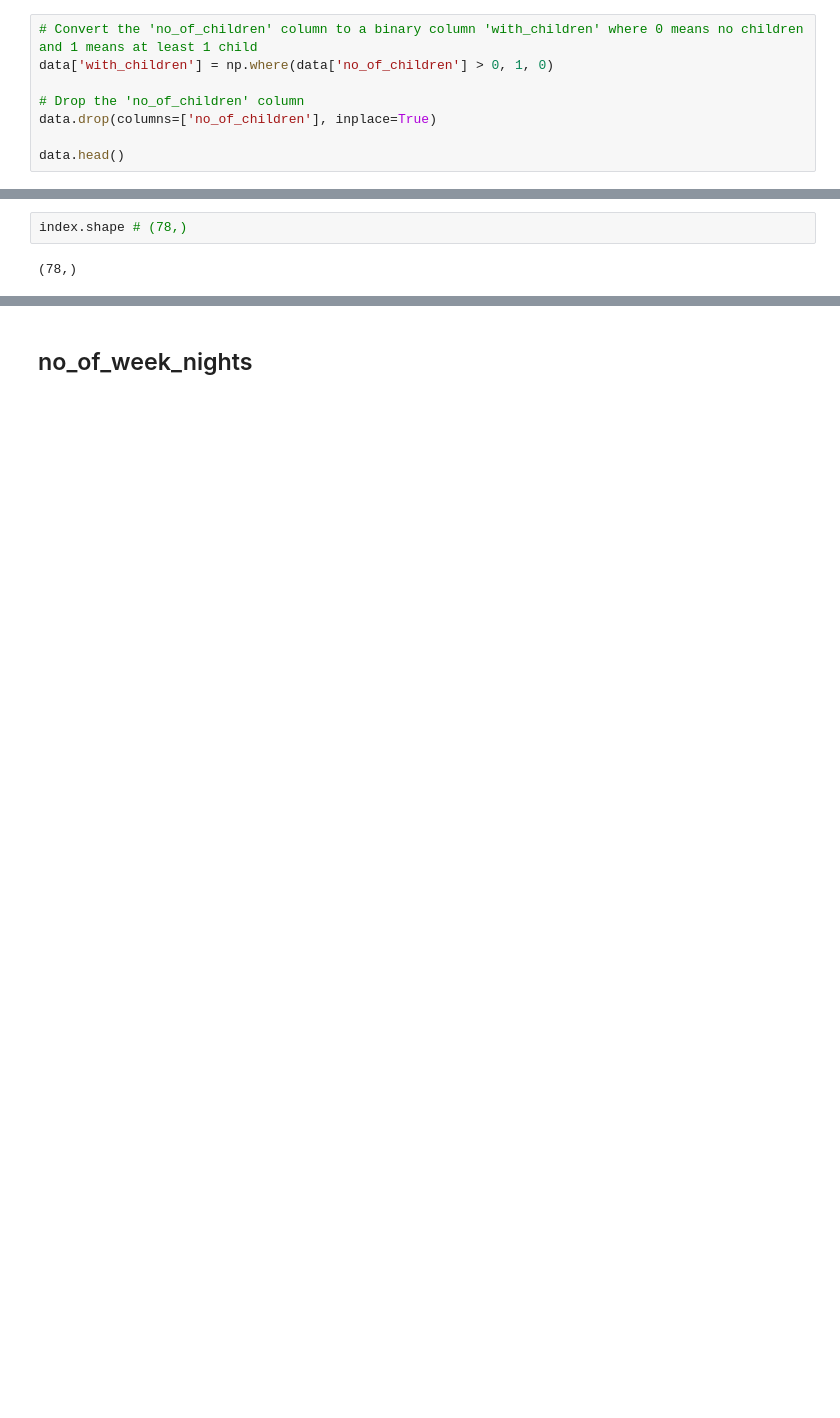
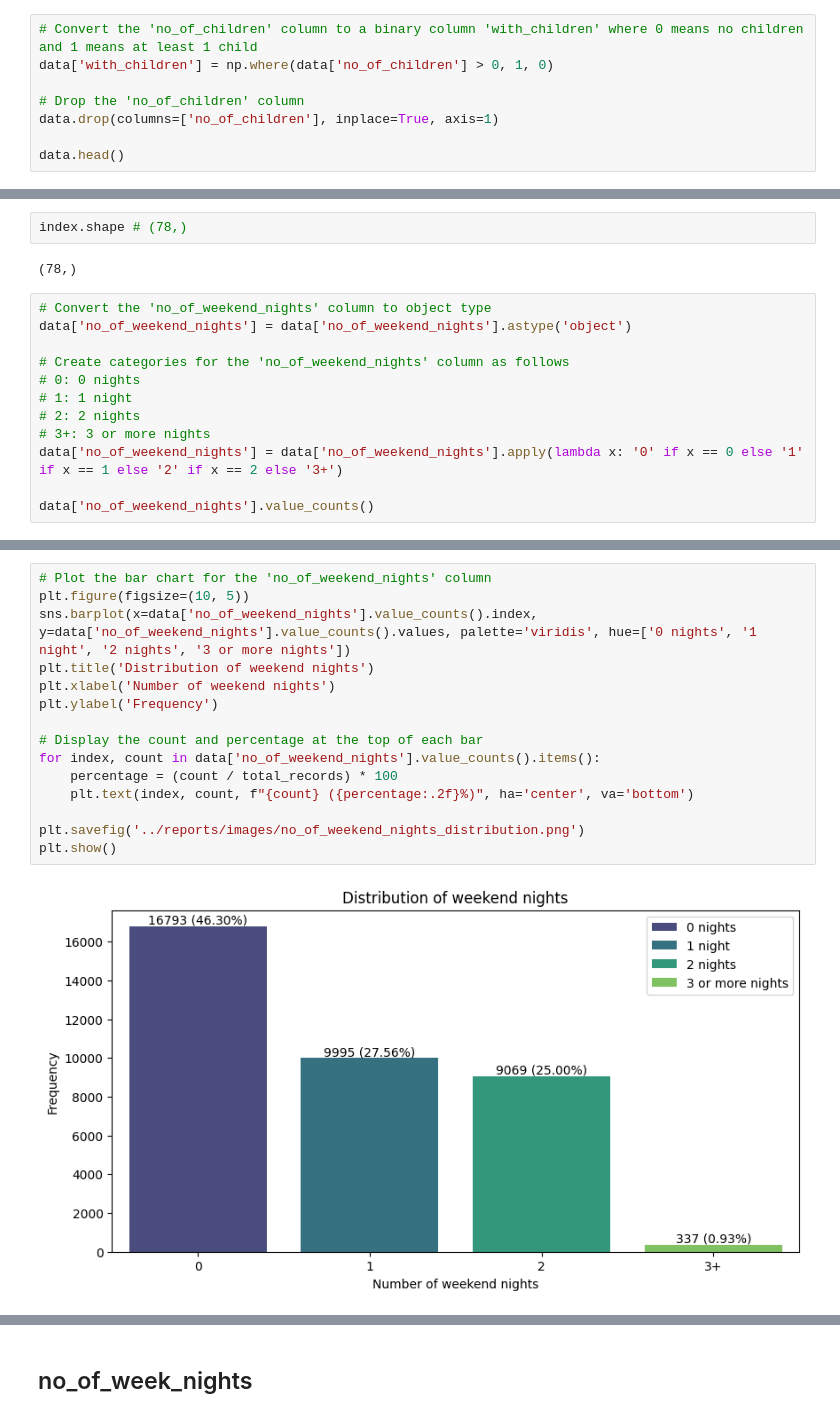
Before and after one commit to Drashko73/hotel-reservations-analysis, a Jupyter notebook: notebooks/04_annomalies_detection.ipynb, the cells around one changed output, grey strips where cells are left out. Cells and saved outputs as stored; diff of their text form; blank space fills up the shorter version.

```diff
--- a/notebooks/04_annomalies_detection.ipynb
+++ b/notebooks/04_annomalies_detection.ipynb
@@ -82,7 +82,7 @@ plt.show()
 data['with_children'] = np.where(data['no_of_children'] > 0, 1, 0)
 
 # Drop the 'no_of_children' column
-data.drop(columns=['no_of_children'], inplace=True)
+data.drop(columns=['no_of_children'], inplace=True, axis=1)
 
 data.head()
 # %% [output]
@@ -216,3 +210,15 @@ data.to_csv('../data/processed/hotel_reservations_droped_smth.csv', index=False)
 index.shape # (78,)
 # %% [output]
 (78,)
+# %%
+# Convert the 'no_of_weekend_nights' column to object type
+data['no_of_weekend_nights'] = data['no_of_weekend_nights'].astype('object')
+
+# Create categories for the 'no_of_weekend_nights' column as follows
+# 0: 0 nights
+# 1: 1 night
+# 2: 2 nights
+# 3+: 3 or more nights
+data['no_of_weekend_nights'] = data['no_of_weekend_nights'].apply(lambda x: '0' if x == 0 else '1' if x == 1 else '2' if x == 2 else '3+')
+
+data['no_of_weekend_nights'].value_counts()
@@ -218,0 +232,17 @@ index.shape # (78,)
+# %%
+# Plot the bar chart for the 'no_of_weekend_nights' column
+plt.figure(figsize=(10, 5))
+sns.barplot(x=data['no_of_weekend_nights'].value_counts().index, y=data['no_of_weekend_nights'].value_counts().values, palette='viridis', hue=['0 nights', '1 night', '2 nights', '3 or more nights'])
+plt.title('Distribution of weekend nights')
+plt.xlabel('Number of weekend nights')
+plt.ylabel('Frequency')
+
+# Display the count and percentage at the top of each bar
+for index, count in data['no_of_weekend_nights'].value_counts().items():
+    percentage = (count / total_records) * 100
+    plt.text(index, count, f"{count} ({percentage:.2f}%)", ha='center', va='bottom')
+
+plt.savefig('../reports/images/no_of_weekend_nights_distribution.png')
+plt.show()
+# %% [output]
+[figure, added]
```
Also changed, not shown: parts of 32 cells of this notebook, 12 other files.
